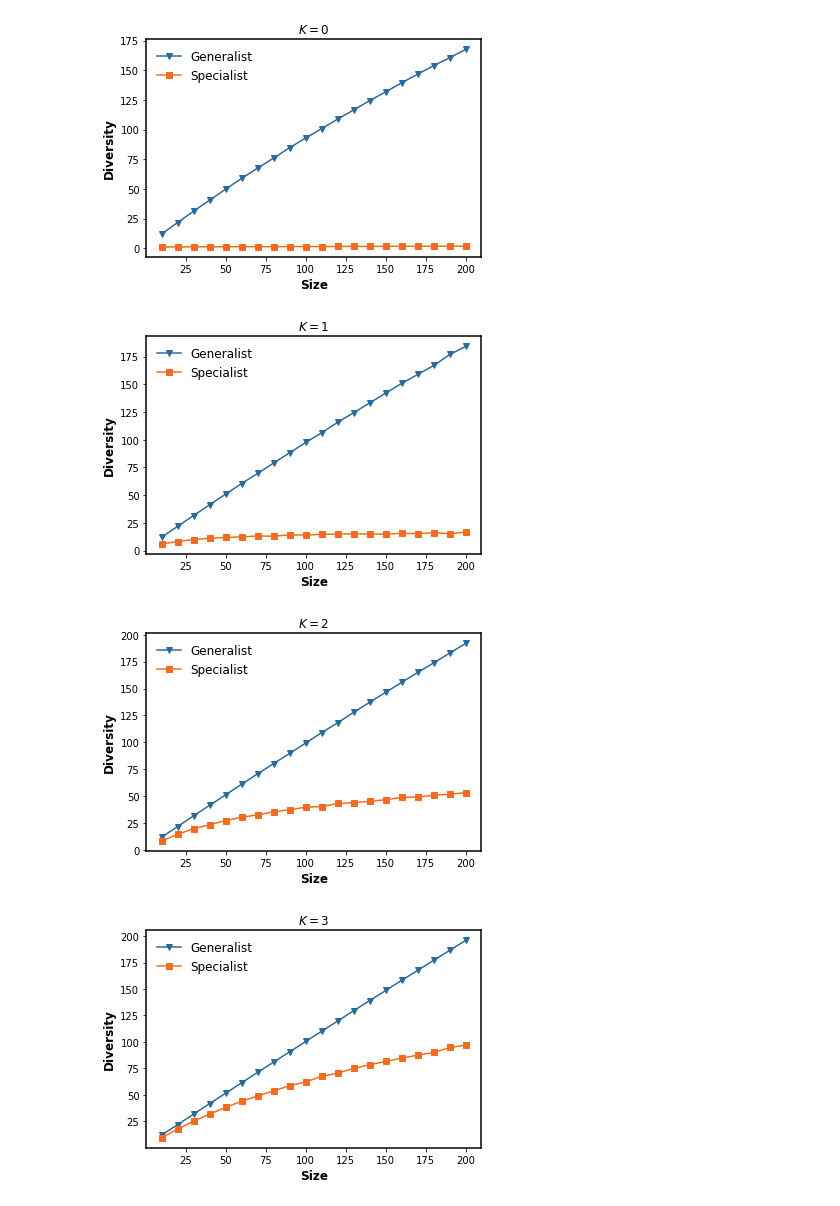
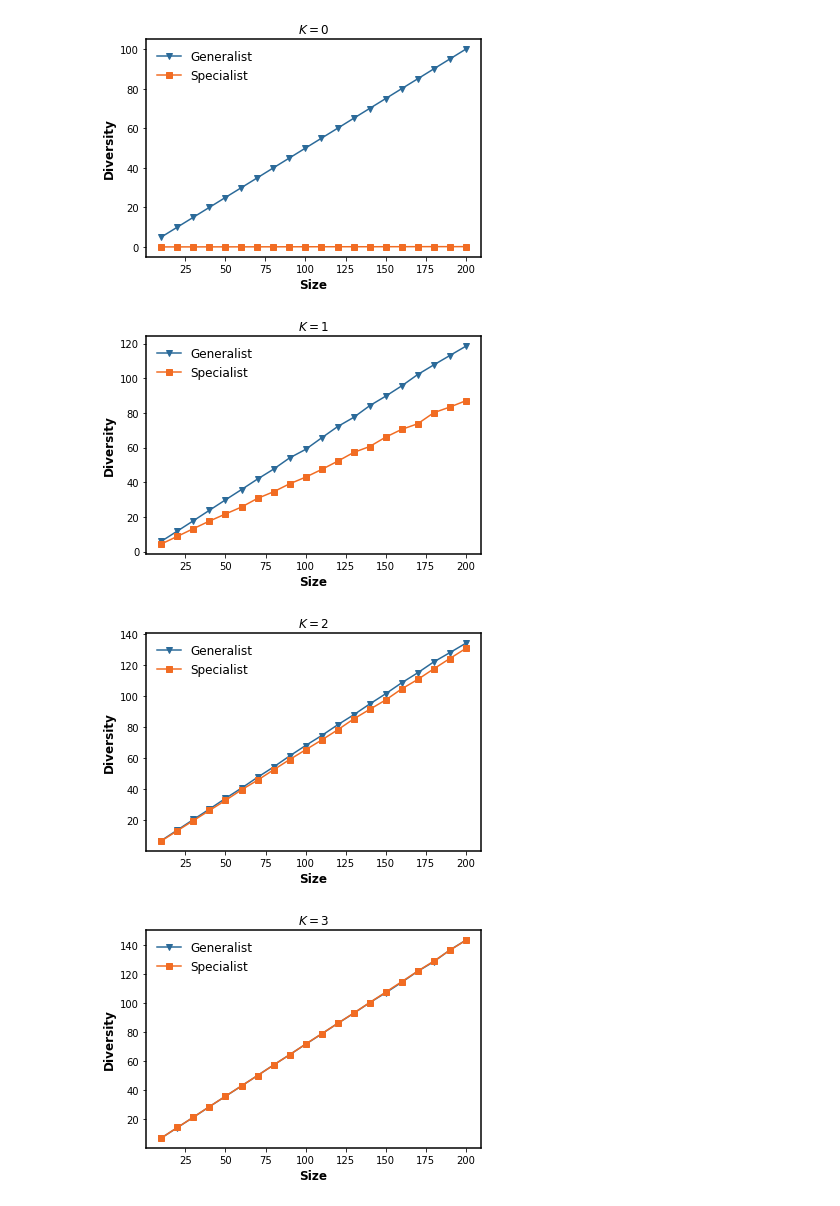
Before and after one commit to baldFemale/OpenInnovationFramework, a Jupyter notebook: Baseline/Parallel_Search_Full/Evaluator.ipynb, the cells around one changed output. Drawn from its saved outputs; the diff is of its cells as text; code cells hidden in the pictures.

```diff
--- a/Baseline/Parallel_Search_Full/Evaluator.ipynb
+++ b/Baseline/Parallel_Search_Full/Evaluator.ipynb
@@ -191,0 +204,24 @@ plt.show()
+# %%
+# GS Diversity Given the Same K and Varying Agent Numbers
+agent_num_list = np.arange(10, 210, step=10, dtype=int).tolist()
+for index in range(9):
+    g_diversity_across_size, s_diversity_across_size = [], []
+    for g_diversity, s_diversity in zip(g_unique_diversity_across_K_size, s_unique_diversity_across_K_size):
+        g_diversity_across_size.append(g_diversity[index])
+        s_diversity_across_size.append(s_diversity[index])
+    x = agent_num_list
+    fig, ax = plt.subplots()
+    ax.spines["left"].set_linewidth(1.5)
+    ax.spines["right"].set_linewidth(1.5)
+    ax.spines["top"].set_linewidth(1.5)
+    ax.spines["bottom"].set_linewidth(1.5)
+    plt.plot(x, g_diversity_across_size, "v-", label="Generalist", color=nature_blue)
+    plt.plot(x, s_diversity_across_size, "s-", label="Specialist", color=nature_orange)
+
+    plt.xlabel('Size', fontweight='bold', fontsize=12)
+    plt.ylabel('Diversity', fontweight='bold', fontsize=12)
+    # plt.xticks(x)
+    plt.title("$K={0}$".format(index))
+    plt.legend(frameon=False, ncol=1, fontsize=12)
+    plt.savefig(data_folder + r"\GS_unique_diversity_K_{0}.png".format(index), transparent=True, dpi=300)
+    plt.show()
@@ -192,31 +238,31 @@ plt.show()
 # %%
 # GS Diversity Given the Same K and Varying Agent Numbers
 agent_num_list = np.arange(10, 210, step=10, dtype=int).tolist()
 for index in range(9):
     g_diversity_across_size, s_diversity_across_size = [], []
-    for g_diversity, s_diversity in zip(g_diversity_across_K_size, s_diversity_across_K_size):
+    for g_diversity, s_diversity in zip(g_pair_wise_diversity_across_K_size, s_pair_wise_diversity_across_K_size):
         g_diversity_across_size.append(g_diversity[index])
         s_diversity_across_size.append(s_diversity[index])
     x = agent_num_list
-    g_diversity_across_size = [a * b + 2 for a, b in zip(agent_num_list, g_diversity_across_size)]
+    g_diversity_across_size = [a * b for a, b in zip(agent_num_list, g_diversity_across_size)]
     s_diversity_across_size = [a * b for a, b in zip(agent_num_list, s_diversity_across_size)]
     fig, ax = plt.subplots()
     ax.spines["left"].set_linewidth(1.5)
     ax.spines["right"].set_linewidth(1.5)
     ax.spines["top"].set_linewidth(1.5)
     ax.spines["bottom"].set_linewidth(1.5)
     plt.plot(x, g_diversity_across_size, "v-", label="Generalist", color=nature_blue)
     plt.plot(x, s_diversity_across_size, "s-", label="Specialist", color=nature_orange)
 
     plt.xlabel('Size', fontweight='bold', fontsize=12)
     plt.ylabel('Diversity', fontweight='bold', fontsize=12)
     # plt.xticks(x)
     plt.title("$K={0}$".format(index))
     plt.legend(frameon=False, ncol=1, fontsize=12)
-    plt.savefig(data_folder + r"\GS_diversity_K_{0}.png".format(index), transparent=True, dpi=300)
+    plt.savefig(data_folder + r"\GS_pair_wise_diversity_K_{0}.png".format(index), transparent=True, dpi=300)
     plt.show()
 # %% [output]
-[figure, old version]
+[figure, new version]
-[figure, old version]
+[figure, new version]
-[figure, old version]
+[figure, new version]
-[figure, old version]
+[figure, new version]
```
Also changed, not shown: parts of 8 cells of this notebook, 26 other files.
